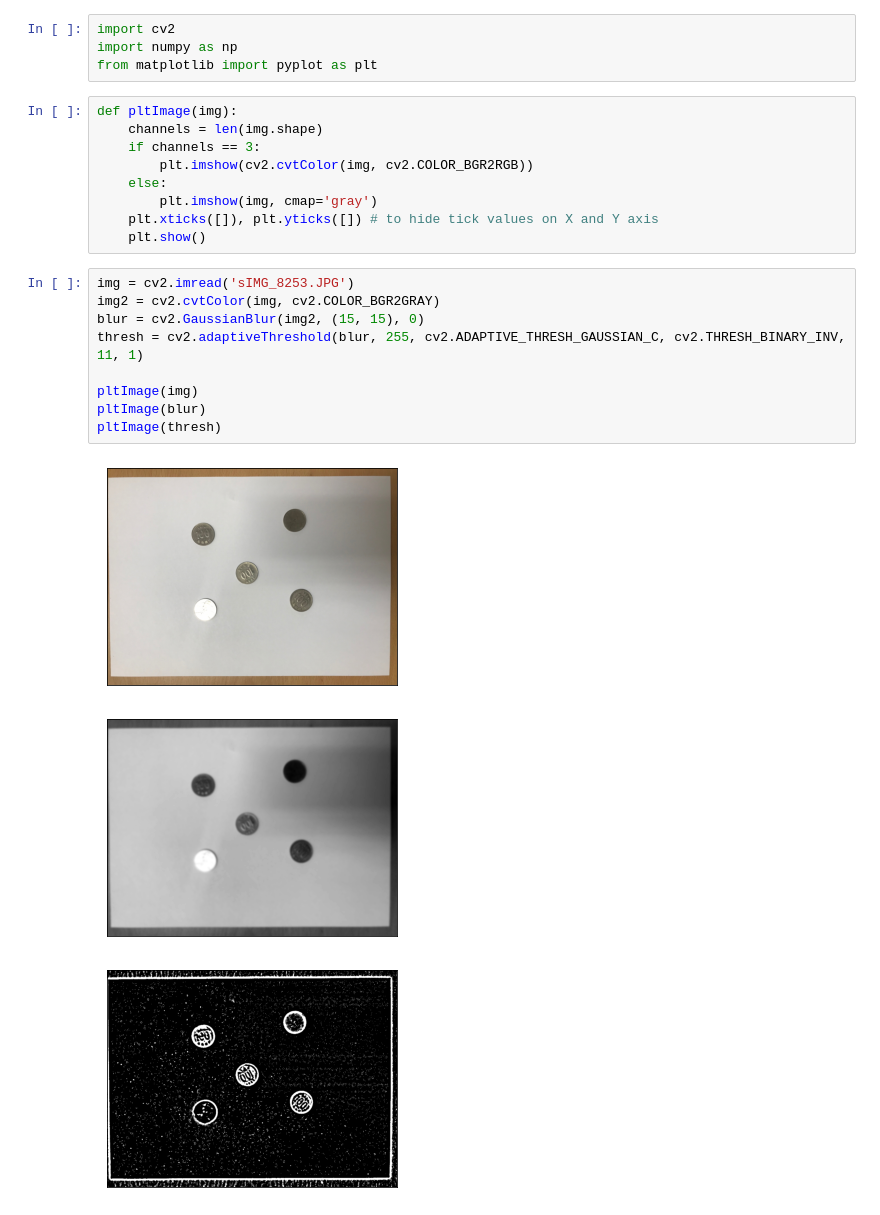
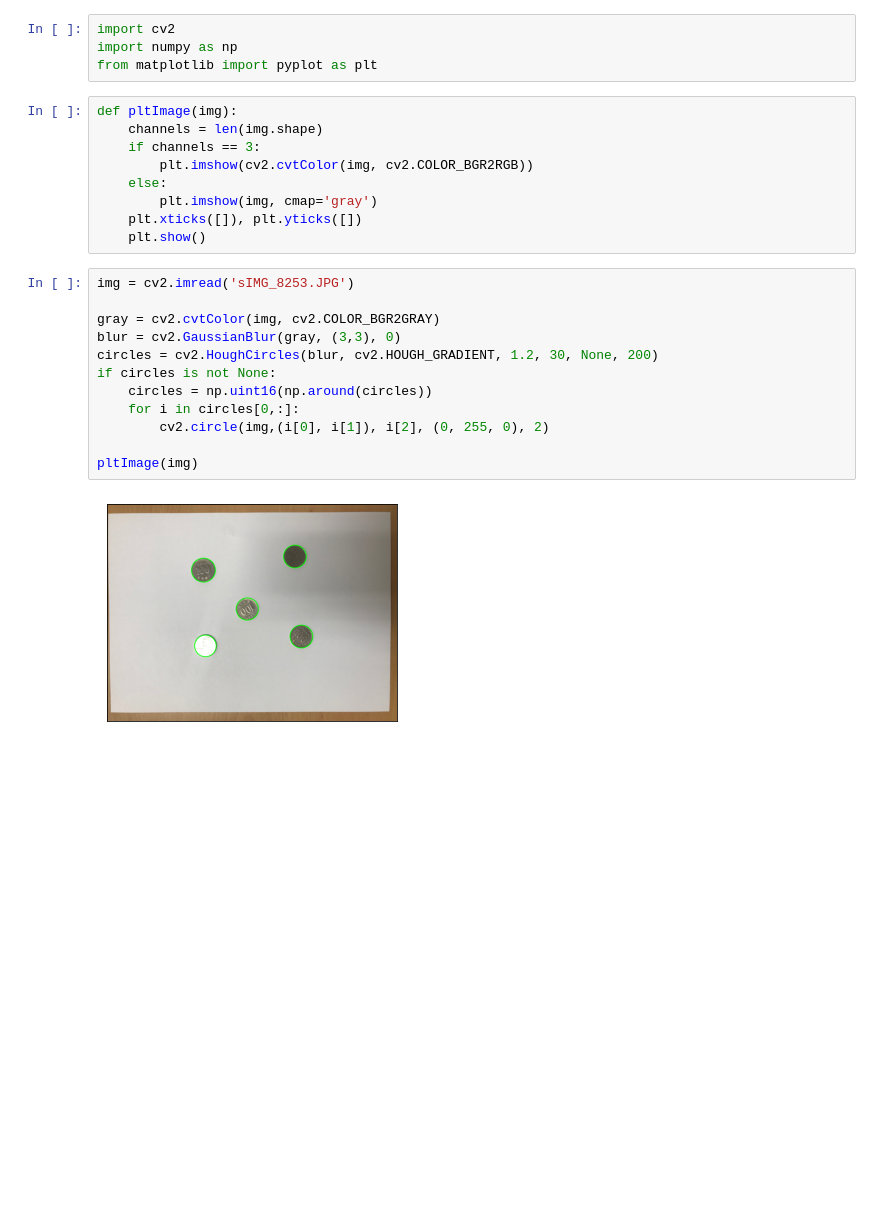
Before and after one commit to JH9043/ComputerVision20212, a Jupyter notebook: HM3.ipynb, the cells around one changed output. Cells and saved outputs as stored; diff of their text form; blank space fills up the shorter version.

```diff
--- a/HM3.ipynb
+++ b/HM3.ipynb
@@ -9,18 +9,19 @@ def pltImage(img):
         plt.imshow(cv2.cvtColor(img, cv2.COLOR_BGR2RGB))
     else:
         plt.imshow(img, cmap='gray')
-    plt.xticks([]), plt.yticks([]) # to hide tick values on X and Y axis
+    plt.xticks([]), plt.yticks([])
     plt.show()
-# %%
-img = cv2.imread('sIMG_8253.JPG')
-img2 = cv2.cvtColor(img, cv2.COLOR_BGR2GRAY)
-blur = cv2.GaussianBlur(img2, (15, 15), 0)
-thresh = cv2.adaptiveThreshold(blur, 255, cv2.ADAPTIVE_THRESH_GAUSSIAN_C, cv2.THRESH_BINARY_INV, 11, 1)
-
-pltImage(img)
-pltImage(blur)
-pltImage(thresh)
-# %% [output]
-[figure, removed]
-[figure, removed]
-[figure, removed]
+# %%
+img = cv2.imread('sIMG_8253.JPG')
+
+gray = cv2.cvtColor(img, cv2.COLOR_BGR2GRAY)
+blur = cv2.GaussianBlur(gray, (3,3), 0)
+circles = cv2.HoughCircles(blur, cv2.HOUGH_GRADIENT, 1.2, 30, None, 200)
+if circles is not None:
+    circles = np.uint16(np.around(circles))
+    for i in circles[0,:]:
+        cv2.circle(img,(i[0], i[1]), i[2], (0, 255, 0), 2)
+
+pltImage(img)
+# %% [output]
+[figure, added]
```
Also changed, not shown: 1 other file.
